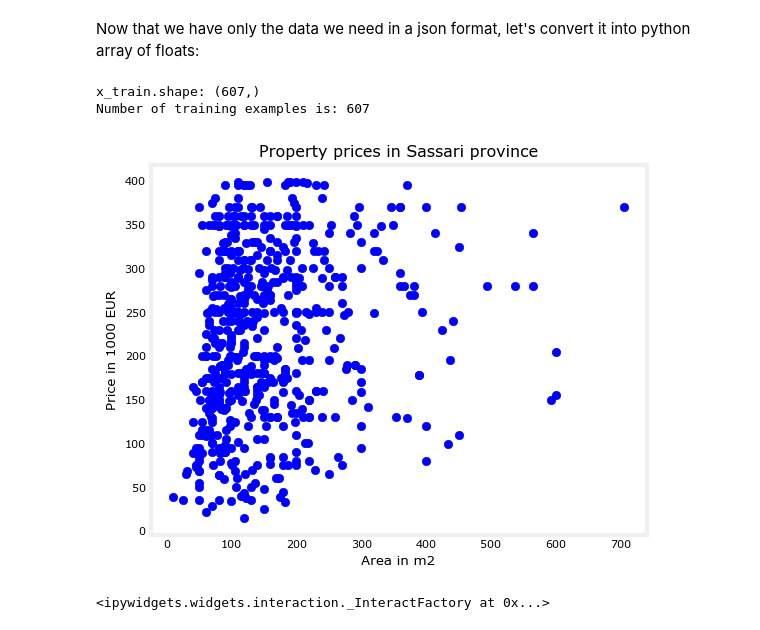
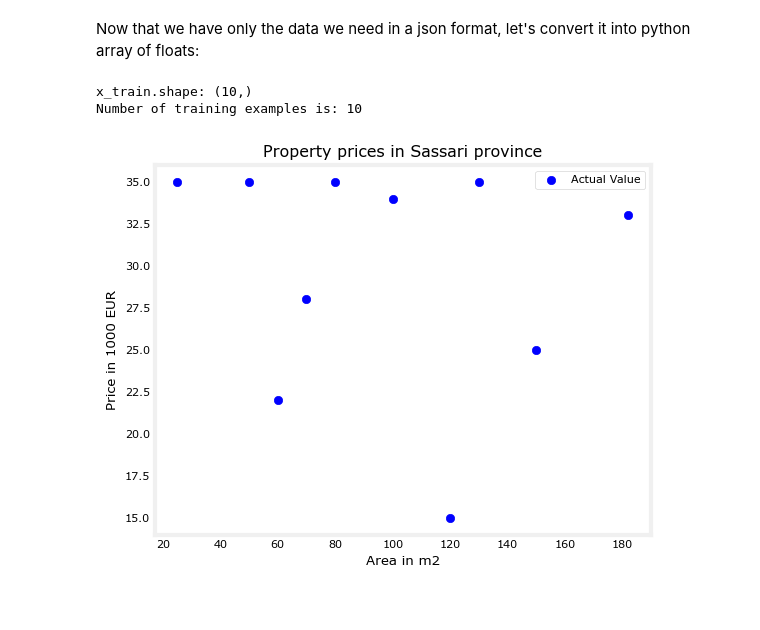
Before and after one commit to MaciejReimann/harvesters, a Jupyter notebook: src/ml-experiments/linear_regression_sassari.ipynb, the cells around one changed output. Saved outputs shown, nothing was run; the diff lists cells and outputs as text; code cells hidden in the pictures.

```diff
--- a/src/ml-experiments/linear_regression_sassari.ipynb
+++ b/src/ml-experiments/linear_regression_sassari.ipynb
@@ -257,8 +257,8 @@ prices = list(map(lambda x: x.get_price() / 1000, items))
 Now that we have only the data we need in a json format, let's convert it into python array of floats:
 # %%
 # Load our data set
-x_training_examples = numpy.array(areas)   # stores features
-y_training_examples = numpy.array(prices)   # stores targets
+x_training_examples = numpy.array(areas)[:10]   # stores features
+y_training_examples = numpy.array(prices)[:10]  # stores targets
 
 
 # m is the number of training examples
@@ -270,36 +270,24 @@ if (m != y_training_examples.shape[0]):
 
 print(f"Number of training examples is: {m}")
 # %% [output]
-x_train.shape: (607,)
-Number of training examples is: 607
+x_train.shape: (10,)
+Number of training examples is: 10
-# %%
-plot.scatter(x_training_examples, y_training_examples, marker="o", c="b")
-plot.title("Property prices in Sassari province")
-plot.xlabel("Area in m2")
-plot.ylabel("Price in 1000 EUR")
-
-plot.show()
-# %% [output]
-[figure, removed]
-# %%
-w_range = numpy.array([200-200, 200+200])
-
-def plot_dynamically(x_training_examples, y_training_examples):
-    w_range = numpy.array([200-200, 200+200])
-    w_values = numpy.arange(*w_range, 5)
-    b = 100
-
-    costs = []
-    for w_value in w_values:
-        cost = compute_cost(x_training_examples, y_training_examples, w_value, b)
-
-
-
-    interact(w=(*w_range, 10), continuous_update=False)
-
-
-plot_dynamically(x_training_examples, y_training_examples)
-
-interact(w=(*w_range, 10), continuous_update=False)
-# %% [output]
-<ipywidgets.widgets.interaction._InteractFactory at 0x...>
+# %%
+def plot_areas_to_prices(x_training_examples, y_training_examples, f_wb = None, ax = None):
+    if not ax:
+        fig, ax = plot.subplots(1, 1)
+
+    ax.scatter(x_training_examples, y_training_examples,
+               marker="o", c="b", label="Actual Value")
+    ax.set_title("Property prices in Sassari province")
+    ax.set_xlabel("Area in m2")
+    ax.set_ylabel("Price in 1000 EUR")
+
+    if f_wb is not None:
+        ax.plot(x_training_examples, f_wb, c="r", label="Our prediction")
+    ax.legend()
+
+
+plot_areas_to_prices(x_training_examples, y_training_examples)
+# %% [output]
+[figure, added]
```
Also changed, not shown: parts of 3 cells of this notebook.
